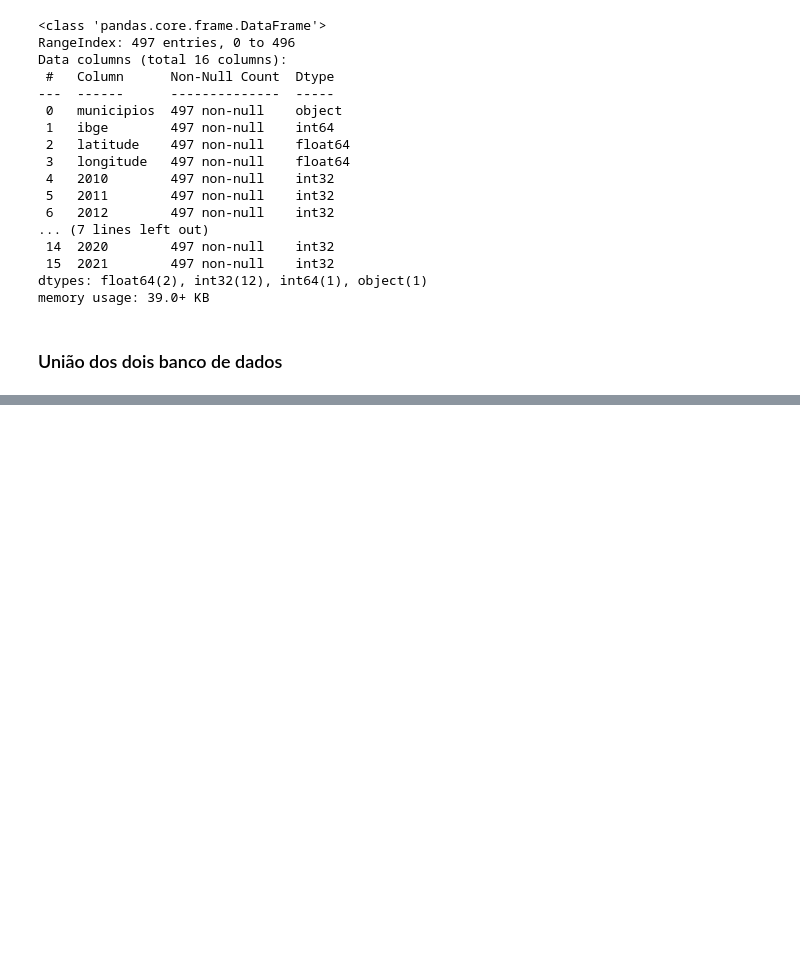
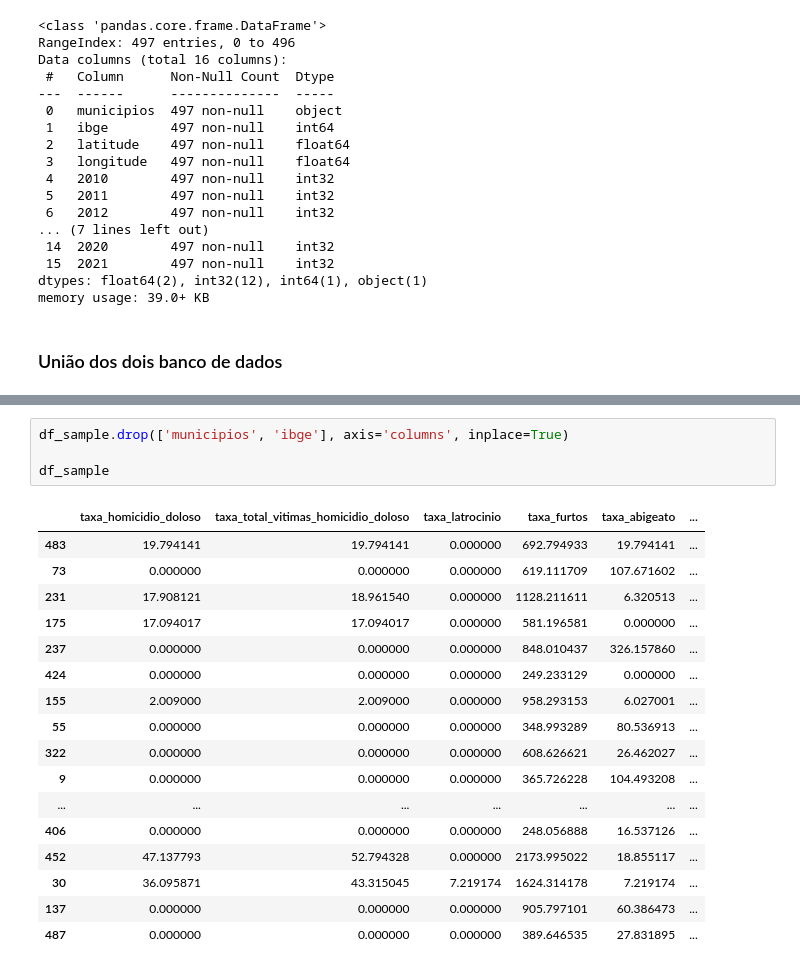
Before and after one commit to FlorensaDimer/TF_sistemas_recomendacao, a Jupyter notebook: app.ipynb, the cells around one changed output, grey strips where cells are left out. Cells and saved outputs as stored; diff of their text form; blank space fills up the shorter version.

```diff
--- a/app.ipynb
+++ b/app.ipynb
@@ -184,0 +223,22 @@ memory usage: 39.0+ KB
+# %%
+df_sample.drop(['municipios', 'ibge'], axis='columns', inplace=True)
+
+df_sample
+# %% [output]
+|  | taxa_homicidio_doloso | taxa_total_vitimas_homicidio_doloso | taxa_latrocinio | taxa_furtos | taxa_abigeato | ... |
+| 483 | 19.794141 | 19.794141 | 0.000000 | 692.794933 | 19.794141 | ... |
+| 73 | 0.000000 | 0.000000 | 0.000000 | 619.111709 | 107.671602 | ... |
+| 231 | 17.908121 | 18.961540 | 0.000000 | 1128.211611 | 6.320513 | ... |
+| 175 | 17.094017 | 17.094017 | 0.000000 | 581.196581 | 0.000000 | ... |
+| 237 | 0.000000 | 0.000000 | 0.000000 | 848.010437 | 326.157860 | ... |
+| 424 | 0.000000 | 0.000000 | 0.000000 | 249.233129 | 0.000000 | ... |
+| 155 | 2.009000 | 2.009000 | 0.000000 | 958.293153 | 6.027001 | ... |
+| 55 | 0.000000 | 0.000000 | 0.000000 | 348.993289 | 80.536913 | ... |
+| 322 | 0.000000 | 0.000000 | 0.000000 | 608.626621 | 26.462027 | ... |
+| 9 | 0.000000 | 0.000000 | 0.000000 | 365.726228 | 104.493208 | ... |
+| ... | ... | ... | ... | ... | ... | ... |
+| 406 | 0.000000 | 0.000000 | 0.000000 | 248.056888 | 16.537126 | ... |
+| 452 | 47.137793 | 52.794328 | 0.000000 | 2173.995022 | 18.855117 | ... |
+| 30 | 36.095871 | 43.315045 | 7.219174 | 1624.314178 | 7.219174 | ... |
+| 137 | 0.000000 | 0.000000 | 0.000000 | 905.797101 | 60.386473 | ... |
+| 487 | 0.000000 | 0.000000 | 0.000000 | 389.646535 | 27.831895 | ... |
```
Also changed, not shown: parts of 21 cells of this notebook, 2 other files.
